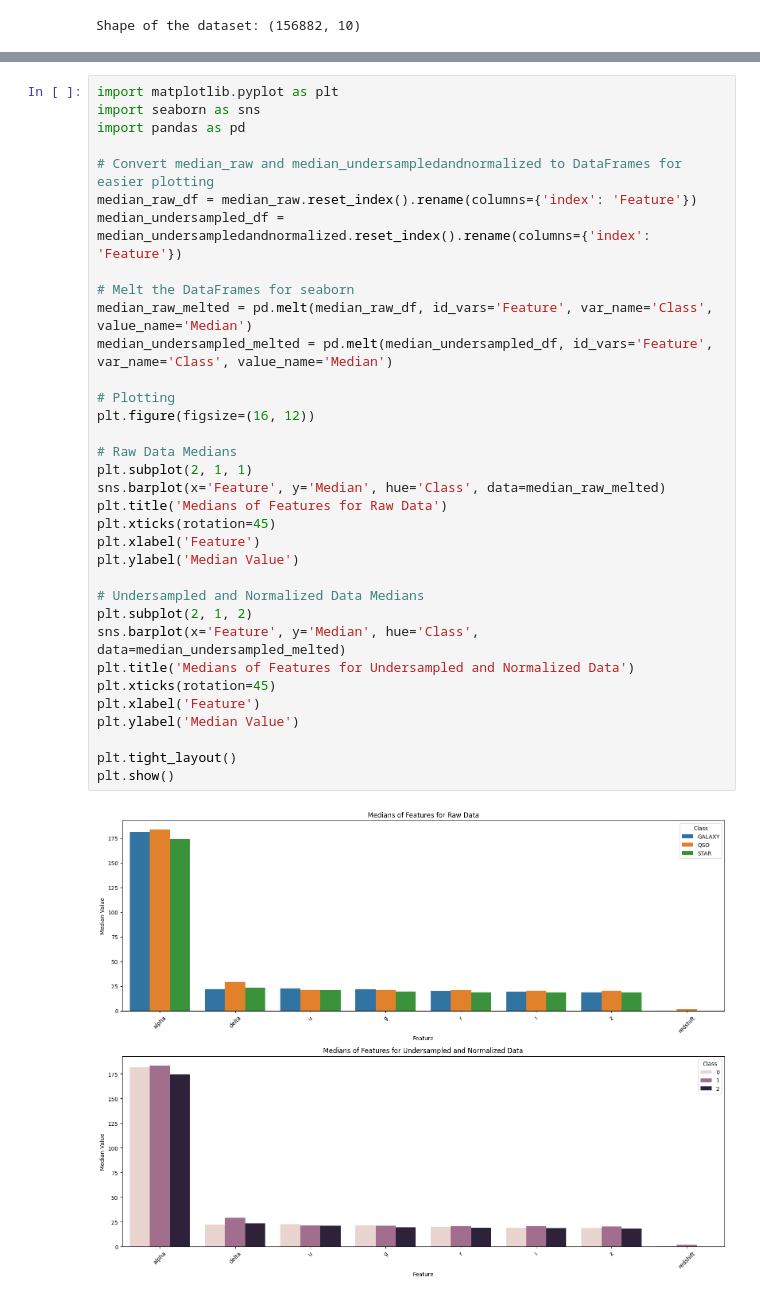
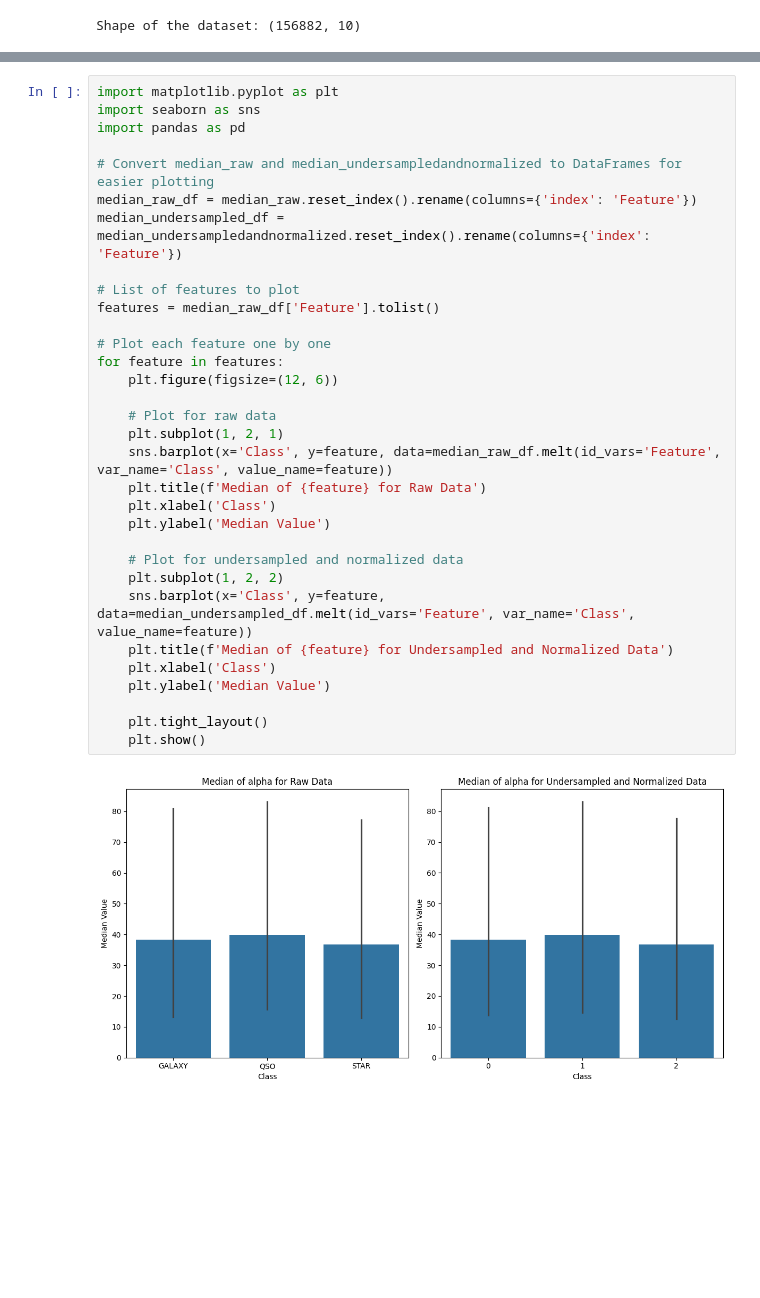
Before and after one commit to jonnneehh/STINTSY-MachineProject, a Jupyter notebook: datasetPreparation.ipynb, the cells around one changed output, grey strips where cells are left out. Saved outputs shown, nothing was run; the diff lists cells and outputs as text; blank space fills up the shorter version.

```diff
--- a/datasetPreparation.ipynb
+++ b/datasetPreparation.ipynb
@@ -560,36 +567,34 @@ redshift    0.454852    1.617232   -0.000076
 # %%
 import matplotlib.pyplot as plt
 import seaborn as sns
 import pandas as pd
 
 # Convert median_raw and median_undersampledandnormalized to DataFrames for easier plotting
 median_raw_df = median_raw.reset_index().rename(columns={'index': 'Feature'})
 median_undersampled_df = median_undersampledandnormalized.reset_index().rename(columns={'index': 'Feature'})
 
-# Melt the DataFrames for seaborn
-median_raw_melted = pd.melt(median_raw_df, id_vars='Feature', var_name='Class', value_name='Median')
-median_undersampled_melted = pd.melt(median_undersampled_df, id_vars='Feature', var_name='Class', value_name='Median')
+# List of features to plot
+features = median_raw_df['Feature'].tolist()
 
-# Plotting
-plt.figure(figsize=(16, 12))
+# Plot each feature one by one
+for feature in features:
+    plt.figure(figsize=(12, 6))
 
-# Raw Data Medians
-plt.subplot(2, 1, 1)
-sns.barplot(x='Feature', y='Median', hue='Class', data=median_raw_melted)
-plt.title('Medians of Features for Raw Data')
-plt.xticks(rotation=45)
-plt.xlabel('Feature')
-plt.ylabel('Median Value')
+    # Plot for raw data
+    plt.subplot(1, 2, 1)
+    sns.barplot(x='Class', y=feature, data=median_raw_df.melt(id_vars='Feature', var_name='Class', value_name=feature))
+    plt.title(f'Median of {feature} for Raw Data')
+    plt.xlabel('Class')
+    plt.ylabel('Median Value')
 
-# Undersampled and Normalized Data Medians
-plt.subplot(2, 1, 2)
-sns.barplot(x='Feature', y='Median', hue='Class', data=median_undersampled_melted)
-plt.title('Medians of Features for Undersampled and Normalized Data')
-plt.xticks(rotation=45)
-plt.xlabel('Feature')
-plt.ylabel('Median Value')
+    # Plot for undersampled and normalized data
+    plt.subplot(1, 2, 2)
+    sns.barplot(x='Class', y=feature, data=median_undersampled_df.melt(id_vars='Feature', var_name='Class', value_name=feature))
+    plt.title(f'Median of {feature} for Undersampled and Normalized Data')
+    plt.xlabel('Class')
+    plt.ylabel('Median Value')
 
-plt.tight_layout()
-plt.show()
+    plt.tight_layout()
+    plt.show()
 # %% [output]
-[figure, old version]
+[figure, new version]
```
Also changed, not shown: parts of 8 cells of this notebook.
